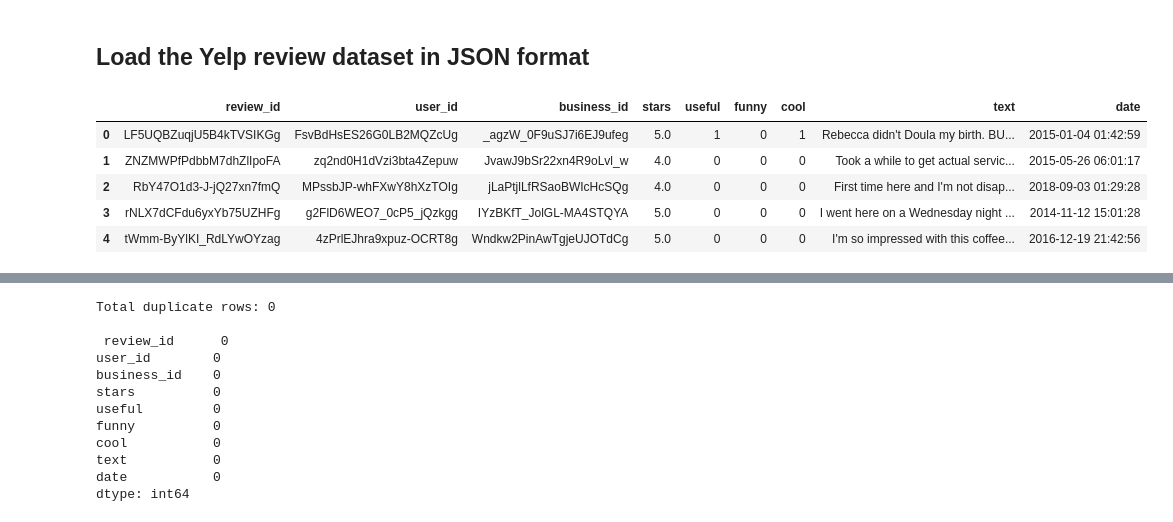
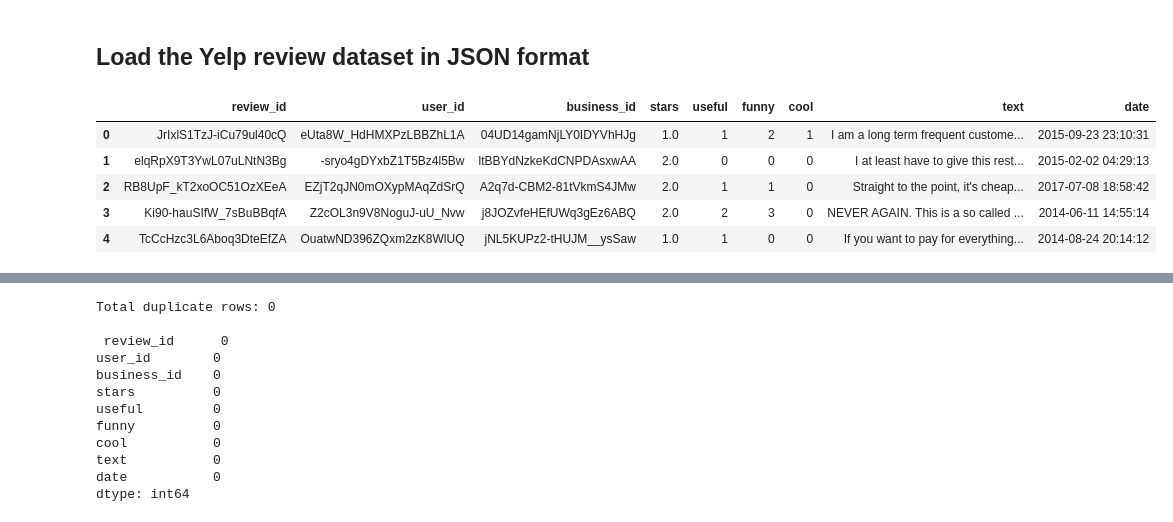
Before and after one commit to Sandushke/Sentiment-Analysis, a Jupyter notebook: bert_model.ipynb, the cells around one changed output, grey strips where cells are left out. Drawn from its saved outputs; the diff is of its cells as text; code cells hidden in the pictures.

Commit message:
updated the data gathering part to have a balance in the data

```diff
--- a/bert_model.ipynb
+++ b/bert_model.ipynb
@@ -55,9 +73,9 @@ yelp_data = pd.DataFrame(load_selected_data(file_path, selected_lines))
 # %%
-yelp_data.head()
+yelp_data_0.head()
 # %% [output]
 |  | review_id | user_id | business_id | stars | useful | funny | cool | text | date |
-| 0 | LF5UQBZuqjU5B4kTVSIKGg | FsvBdHsES26G0LB2MQZcUg | _agzW_0F9uSJ7i6EJ9ufeg | 5.0 | 1 | 0 | 1 | Rebecca didn't Doula my birth. BU... | 2015-01-04 01:42:59 |
-| 1 | ZNZMWPfPdbbM7dhZlIpoFA | zq2nd0H1dVzi3bta4Zepuw | JvawJ9bSr22xn4R9oLvl_w | 4.0 | 0 | 0 | 0 | Took a while to get actual servic... | 2015-05-26 06:01:17 |
-| 2 | RbY47O1d3-J-jQ27xn7fmQ | MPssbJP-whFXwY8hXzTOIg | jLaPtjlLfRSaoBWIcHcSQg | 4.0 | 0 | 0 | 0 | First time here and I'm not disap... | 2018-09-03 01:29:28 |
-| 3 | rNLX7dCFdu6yxYb75UZHFg | g2FlD6WEO7_0cP5_jQzkgg | IYzBKfT_JolGL-MA4STQYA | 5.0 | 0 | 0 | 0 | I went here on a Wednesday night ... | 2014-11-12 15:01:28 |
-| 4 | tWmm-ByYlKI_RdLYwOYzag | 4zPrlEJhra9xpuz-OCRT8g | Wndkw2PinAwTgjeUJOTdCg | 5.0 | 0 | 0 | 0 | I'm so impressed with this coffee... | 2016-12-19 21:42:56 |
+| 0 | JrIxlS1TzJ-iCu79ul40cQ | eUta8W_HdHMXPzLBBZhL1A | 04UD14gamNjLY0IDYVhHJg | 1.0 | 1 | 2 | 1 | I am a long term frequent custome... | 2015-09-23 23:10:31 |
+| 1 | elqRpX9T3YwL07uLNtN3Bg | -sryo4gDYxbZ1T5Bz4l5Bw | ltBBYdNzkeKdCNPDAsxwAA | 2.0 | 0 | 0 | 0 | I at least have to give this rest... | 2015-02-02 04:29:13 |
+| 2 | RB8UpF_kT2xoOC51OzXEeA | EZjT2qJN0mOXypMAqZdSrQ | A2q7d-CBM2-81tVkmS4JMw | 2.0 | 1 | 1 | 0 | Straight to the point, it's cheap... | 2017-07-08 18:58:42 |
+| 3 | Ki90-hauSIfW_7sBuBBqfA | Z2cOL3n9V8NoguJ-uU_Nvw | j8JOZvfeHEfUWq3gEz6ABQ | 2.0 | 2 | 3 | 0 | NEVER AGAIN. This is a so called ... | 2014-06-11 14:55:14 |
+| 4 | TcCcHzc3L6Aboq3DteEfZA | OuatwND396ZQxm2zK8WlUQ | jNL5KUPz2-tHUJM__ysSaw | 1.0 | 1 | 0 | 0 | If you want to pay for everything... | 2014-08-24 20:14:12 |
```
Also changed, not shown: parts of 11 cells of this notebook.
